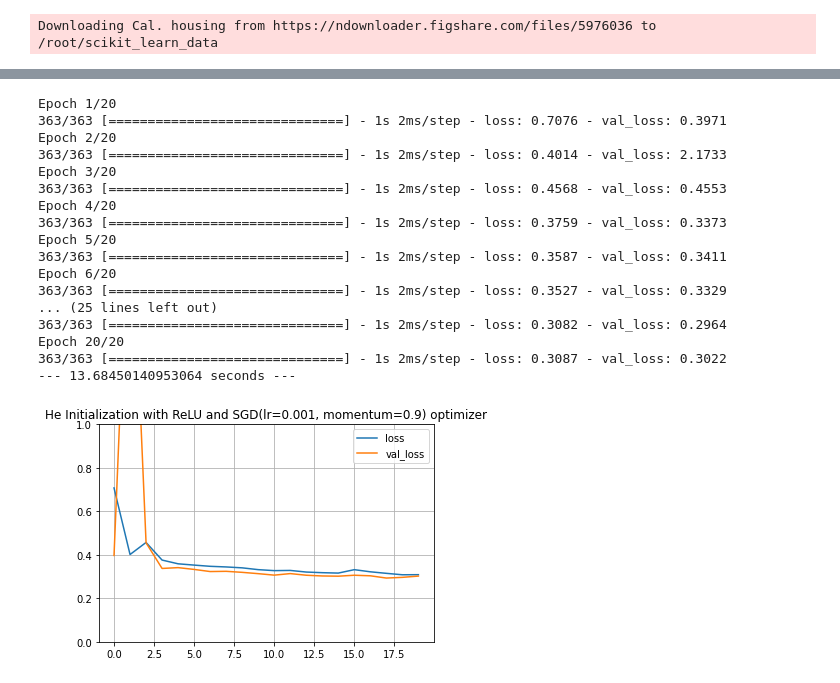
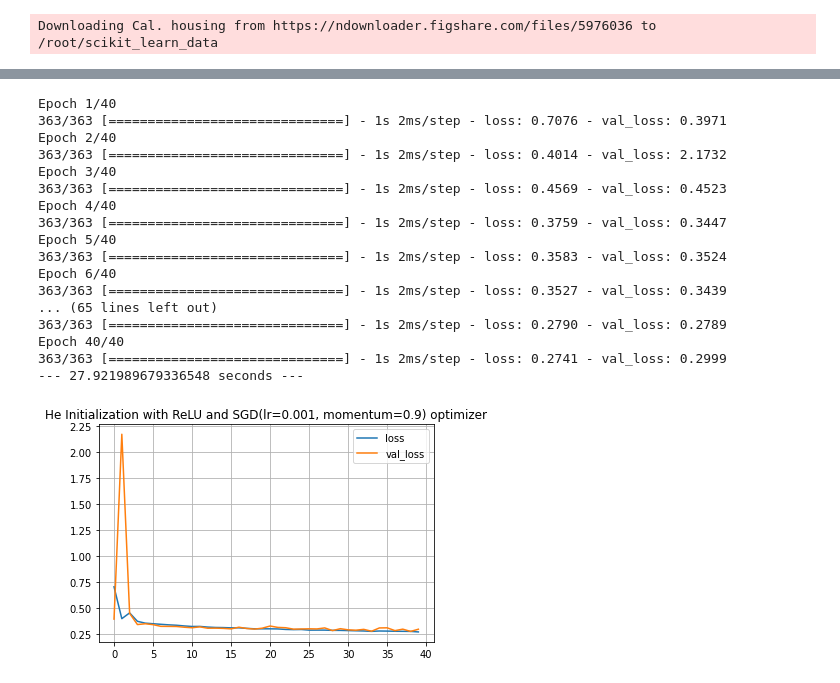
Before and after one commit to geniusnhu/DNN-Improvement, a Jupyter notebook: Tuning_Optimizer.ipynb, the cells around one changed output, grey strips where cells are left out. Saved outputs shown, nothing was run; the diff lists cells and outputs as text; code cells hidden in the pictures.

```diff
--- a/Tuning_Optimizer.ipynb
+++ b/Tuning_Optimizer.ipynb
@@ -147,18 +162,0 @@ Epoch 20/20
-# %%
-# ReLU goes with he initialization, AdaGrad optimizer
-tf.random.set_seed(50)
-np.random.seed(50)
-
-model_default = keras.models.Sequential()
-model_default.add(keras.layers.Flatten(input_shape=[28, 28]))
-for n_layers in (300, 100, 50, 50, 50):
-  model_default.add(keras.layers.Dense(n_layers, activation ='relu', kernel_initializer="he_normal"))
-model_default.add(keras.layers.Dense(10, activation='softmax'))
-
-model_default.compile(loss="sparse_categorical_crossentropy",
-                      optimizer=keras.optimizers.Adagrad(lr=0.001),
-                      metrics=["accuracy"])
-
-start_time = time.time()
-history = model_default.fit(X_train_full, y_train_full, epochs=20, validation_split=0.1)
-print("--- %s seconds ---" % (time.time() - start_time))
@@ -416,45 +416,33 @@ Epoch 20/20
 # %%
 # ReLU goes with he initialization, SGD(lr=0.001, momentum=0.9) optimizer
 tf.random.set_seed(42)
 np.random.seed(42)
 
-model_default = keras.models.Sequential()
-for n_layers in (100, 50, 10, 10, 10):
-  model_default.add(keras.layers.Dense(n_layers, activation="relu",
-                                       input_shape=X_train.shape[1:], kernel_initializer='he_normal'))
-model_default.add(keras.layers.Dense(1))
+optimizer=keras.optimizers.SGD(lr=0.001, momentum=0.9)
+history = tune_opt_reg(optimizer=optimizer)
+plot_result(history, name='He Initialization with ReLU and SGD(lr=0.001, momentum=0.9) optimizer')
 
-model_default.compile(loss="mean_squared_error",
-                      optimizer=keras.optimizers.SGD(lr=0.001, momentum=0.9))
-
-start_time = time.time()
-history = model_default.fit(X_train, y_train, epochs=20, validation_data=(X_valid, y_valid))
-print("--- %s seconds ---" % (time.time() - start_time))
-
-pd.DataFrame(history.history).plot()
-plt.grid(True)
-plt.gca().set_ylim(0, 1)
-plt.title('He Initialization with ReLU and SGD(lr=0.001, momentum=0.9) optimizer')
-plt.show()
+train_loss_momentum = history.history["loss"]
+val_loss_momentum = history.history["val_loss"]
 # %% [output]
-Epoch 1/20
+Epoch 1/40
 363/363 [==============================] - 1s 2ms/step - loss: 0.7076 - val_loss: 0.3971
-Epoch 2/20
-363/363 [==============================] - 1s 2ms/step - loss: 0.4014 - val_loss: 2.1733
-Epoch 3/20
-363/363 [==============================] - 1s 2ms/step - loss: 0.4568 - val_loss: 0.4553
-Epoch 4/20
-363/363 [==============================] - 1s 2ms/step - loss: 0.3759 - val_loss: 0.3373
-Epoch 5/20
-363/363 [==============================] - 1s 2ms/step - loss: 0.3587 - val_loss: 0.3411
-Epoch 6/20
-363/363 [==============================] - 1s 2ms/step - loss: 0.3527 - val_loss: 0.3329
-... (25 lines left out)
-363/363 [==============================] - 1s 2ms/step - loss: 0.3082 - val_loss: 0.2964
-Epoch 20/20
-363/363 [==============================] - 1s 2ms/step - loss: 0.3087 - val_loss: 0.3022
---- 13.68450140953064 seconds ---
+Epoch 2/40
+363/363 [==============================] - 1s 2ms/step - loss: 0.4014 - val_loss: 2.1732
+Epoch 3/40
+363/363 [==============================] - 1s 2ms/step - loss: 0.4569 - val_loss: 0.4523
+Epoch 4/40
+363/363 [==============================] - 1s 2ms/step - loss: 0.3759 - val_loss: 0.3447
+Epoch 5/40
+363/363 [==============================] - 1s 2ms/step - loss: 0.3583 - val_loss: 0.3524
+Epoch 6/40
+363/363 [==============================] - 1s 2ms/step - loss: 0.3527 - val_loss: 0.3439
+... (65 lines left out)
+363/363 [==============================] - 1s 2ms/step - loss: 0.2790 - val_loss: 0.2789
+Epoch 40/40
+363/363 [==============================] - 1s 2ms/step - loss: 0.2741 - val_loss: 0.2999
+--- 27.921989679336548 seconds ---
-[figure, old version]
+[figure, new version]
 # %%
 # ReLU goes with he initialization, Nesterov SGD(lr=0.001, momentum=0.9) optimizer
 tf.random.set_seed(42)
```
Also changed, not shown: parts of 31 cells of this notebook.
